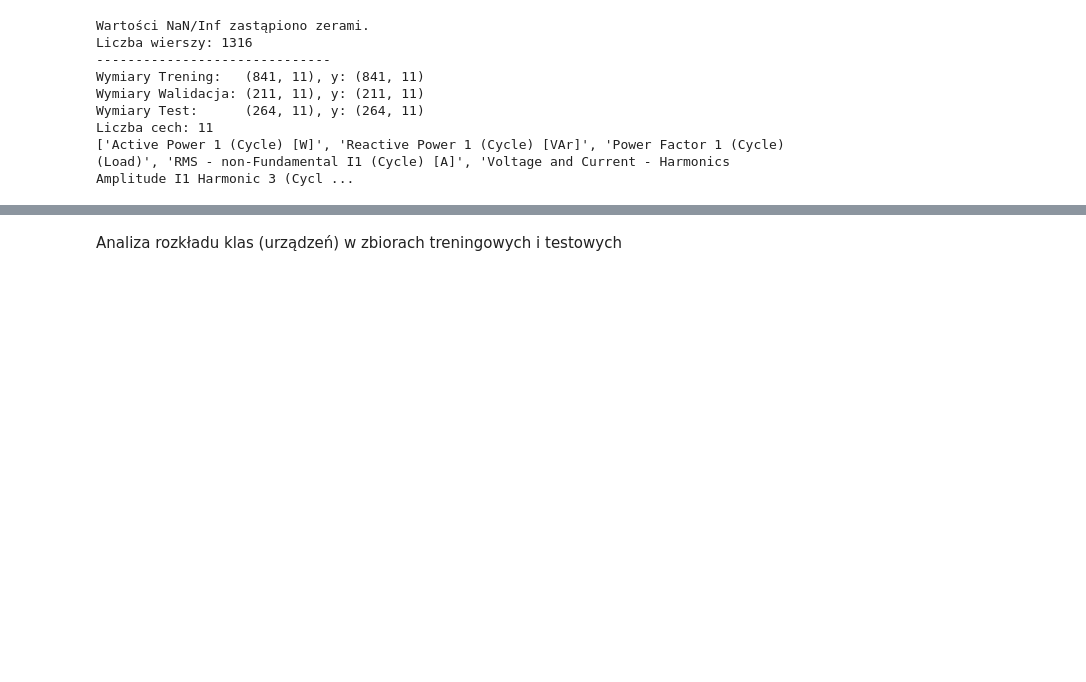
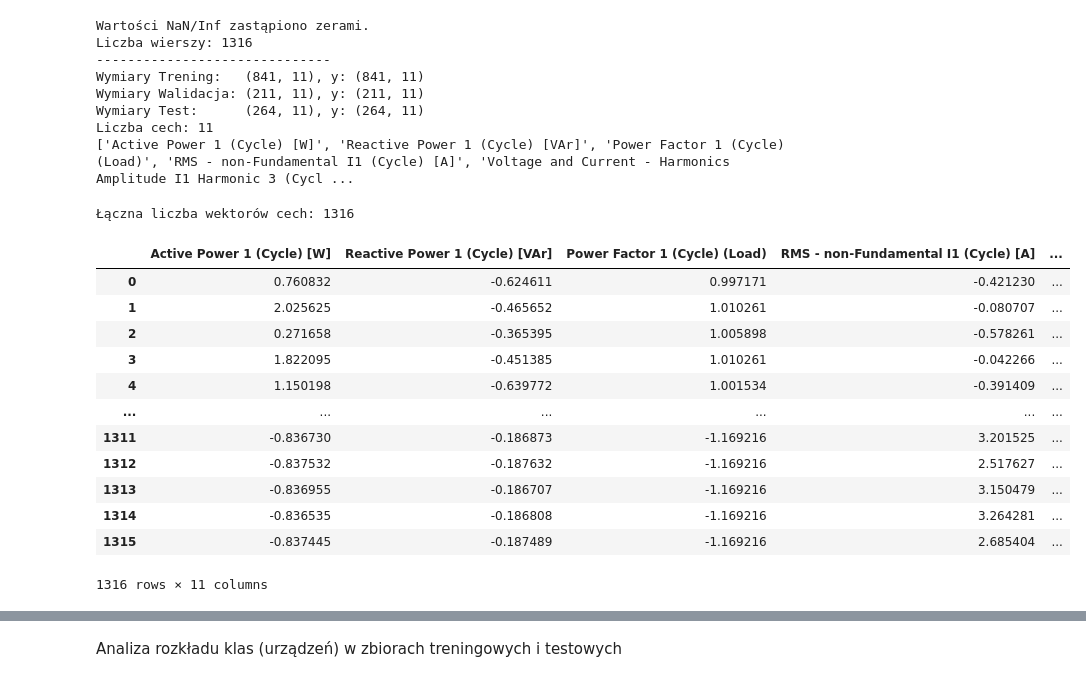
Before and after one commit to bolson1313/nilm_classification, a Jupyter notebook: nilm_classification.ipynb, the cells around one changed output, grey strips where cells are left out. Drawn from its saved outputs; the diff is of its cells as text; code cells hidden in the pictures; blank space fills up the shorter version.

Commit message:
feat: added more detailed data display

```diff
--- a/nilm_classification.ipynb
+++ b/nilm_classification.ipynb
@@ -207,6 +195,28 @@ Wymiary Walidacja: (211, 11), y: (211, 11)
 Wymiary Test:      (264, 11), y: (264, 11)
 Liczba cech: 11
 ['Active Power 1 (Cycle) [W]', 'Reactive Power 1 (Cycle) [VAr]', 'Power Factor 1 (Cycle) (Load)', 'RMS - non-Fundamental I1 (Cycle) [A]', 'Voltage and Current - Harmonics Amplitude I1 Harmonic 3 (Cycl ...
+# %%
+# Utworzenie DataFrame z połączonych i przeskalowanych wektorów cech (wszystkie próbki)
+all_features_scaled = np.vstack((X_train_scaled, X_val_scaled, X_test_scaled))
+features_df = pd.DataFrame(all_features_scaled, columns=SELECTED_FEATURES)
+
+print(f"Łączna liczba wektorów cech: {len(features_df)}")
+display(features_df)
+# %% [output]
+Łączna liczba wektorów cech: 1316
+|  | Active Power 1 (Cycle) [W] | Reactive Power 1 (Cycle) [VAr] | Power Factor 1 (Cycle) (Load) | RMS - non-Fundamental I1 (Cycle) [A] | ... |
+| 0 | 0.760832 | -0.624611 | 0.997171 | -0.421230 | ... |
+| 1 | 2.025625 | -0.465652 | 1.010261 | -0.080707 | ... |
+| 2 | 0.271658 | -0.365395 | 1.005898 | -0.578261 | ... |
+| 3 | 1.822095 | -0.451385 | 1.010261 | -0.042266 | ... |
+| 4 | 1.150198 | -0.639772 | 1.001534 | -0.391409 | ... |
+| ... | ... | ... | ... | ... | ... |
+| 1311 | -0.836730 | -0.186873 | -1.169216 | 3.201525 | ... |
+| 1312 | -0.837532 | -0.187632 | -1.169216 | 2.517627 | ... |
+| 1313 | -0.836955 | -0.186707 | -1.169216 | 3.150479 | ... |
+| 1314 | -0.836535 | -0.186808 | -1.169216 | 3.264281 | ... |
+| 1315 | -0.837445 | -0.187489 | -1.169216 | 2.685404 | ... |
+1316 rows × 11 columns
 # %%
 # Rozklad klas w zbiorach
 check_df = pd.DataFrame({
```
Also changed, not shown: parts of 6 cells of this notebook.
